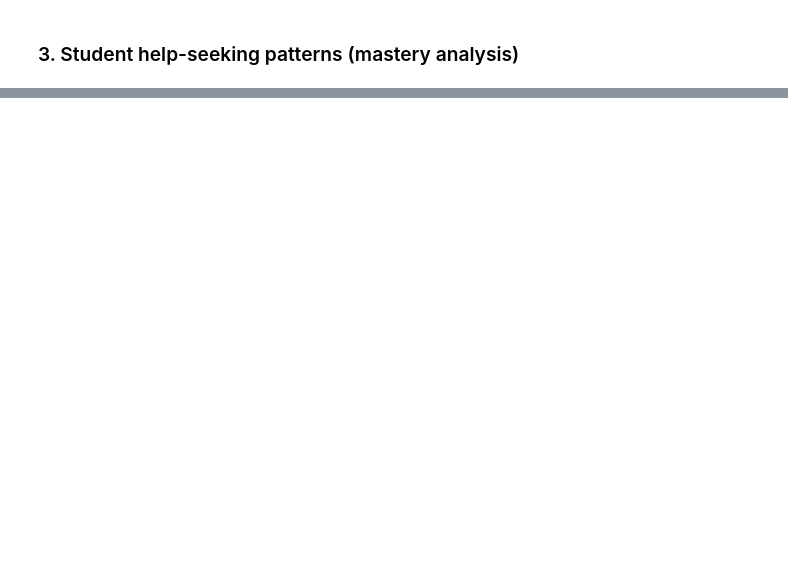
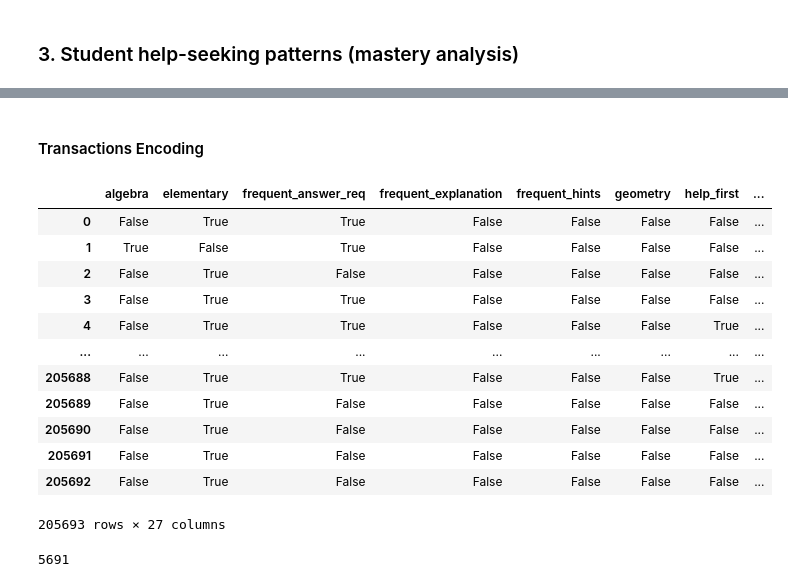
Before and after one commit to caineirb/CSC172-AssociationMining-Bautista, a Jupyter notebook: notebooks/asm_apriori.ipynb, the cells around one changed output, grey strips where cells are left out. Drawn from its saved outputs; the diff is of its cells as text; code cells hidden in the pictures; blank space fills up the shorter version.

```diff
--- a/notebooks/asm_apriori.ipynb
+++ b/notebooks/asm_apriori.ipynb
@@ -1271,0 +1749,33 @@ if self.assignment_details is not None and self.sequence_details is not None:
+# %% [markdown]
+#### Transactions Encoding
+# %%
+help_patterns_t = load_dataframe("help_patterns_transactions")
+transactions = help_patterns_t['items'].tolist()
+
+te = TransactionEncoder()
+te_array = te.fit(transactions).transform(transactions)
+
+encoded_df = pd.DataFrame(
+    te_array,
+    columns=te.columns_
+)
+
+display(encoded_df)
+save_dataframe("help_patterns_encoded", encoded_df)
+del help_patterns_t, transactions, te, te_array,
+gc.collect()
+# %% [output]
+|  | algebra | elementary | frequent_answer_req | frequent_explanation | frequent_hints | geometry | help_first | ... |
+| 0 | False | True | True | False | False | False | False | ... |
+| 1 | True | False | True | False | False | False | False | ... |
+| 2 | False | True | False | False | False | False | False | ... |
+| 3 | False | True | True | False | False | False | False | ... |
+| 4 | False | True | True | False | False | False | True | ... |
+| ... | ... | ... | ... | ... | ... | ... | ... | ... |
+| 205688 | False | True | True | False | False | False | True | ... |
+| 205689 | False | True | False | False | False | False | False | ... |
+| 205690 | False | True | False | False | False | False | False | ... |
+| 205691 | False | True | False | False | False | False | False | ... |
+| 205692 | False | True | False | False | False | False | False | ... |
+205693 rows × 27 columns
+5691
```
Also changed, not shown: parts of 33 cells of this notebook.
